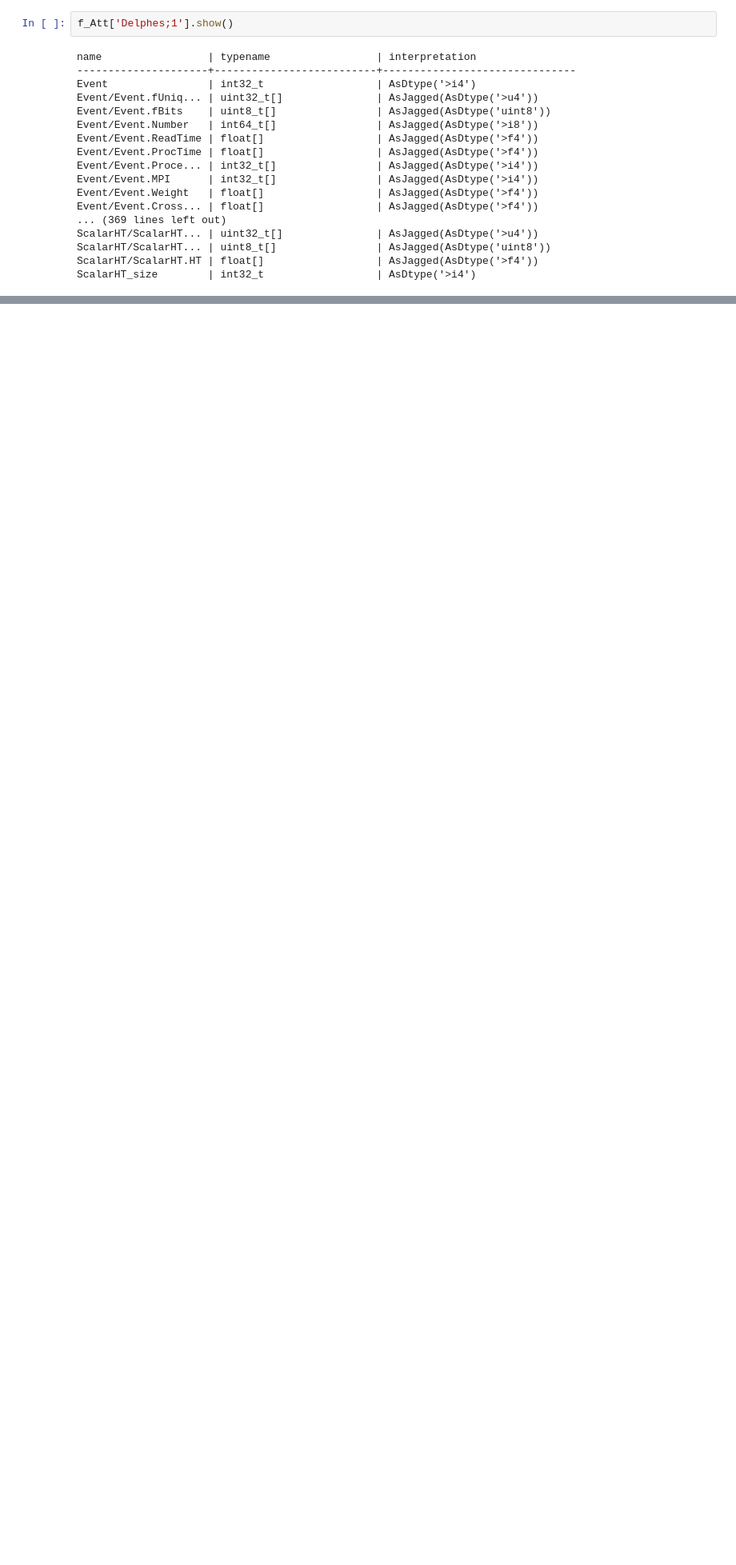
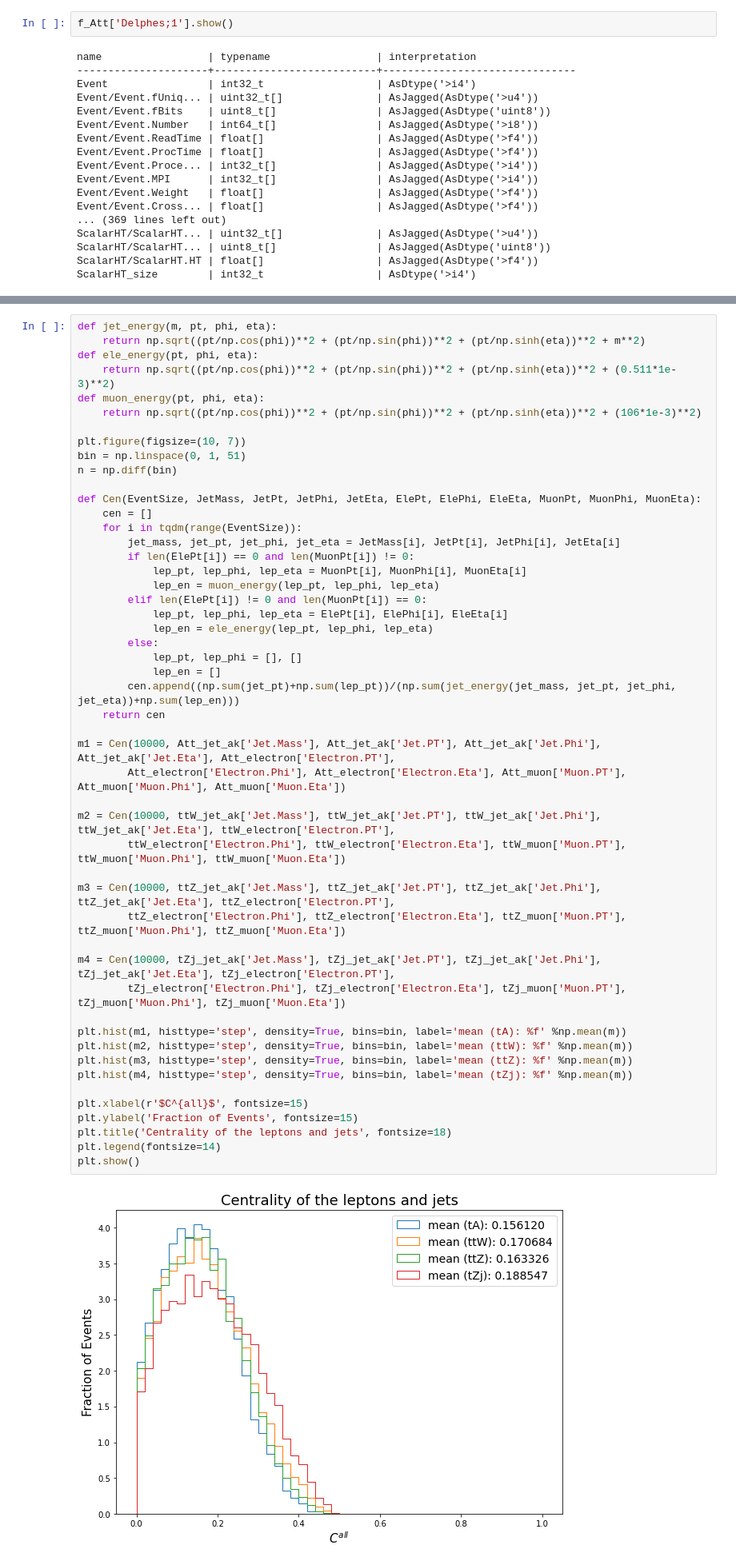
Before and after one commit to dlai211/Triple-Top, a Jupyter notebook: kinematic_plots.ipynb, the cells around one changed output, grey strips where cells are left out. Shown at 80% size. Cells and saved outputs as stored; diff of their text form; blank space fills up the shorter version.

```diff
--- a/kinematic_plots.ipynb
+++ b/kinematic_plots.ipynb
@@ -308,0 +344,52 @@ Area below the integral:  0.027963960000000433
+# %%
+def jet_energy(m, pt, phi, eta):
+    return np.sqrt((pt/np.cos(phi))**2 + (pt/np.sin(phi))**2 + (pt/np.sinh(eta))**2 + m**2)
+def ele_energy(pt, phi, eta):
+    return np.sqrt((pt/np.cos(phi))**2 + (pt/np.sin(phi))**2 + (pt/np.sinh(eta))**2 + (0.511*1e-3)**2)
+def muon_energy(pt, phi, eta):
+    return np.sqrt((pt/np.cos(phi))**2 + (pt/np.sin(phi))**2 + (pt/np.sinh(eta))**2 + (106*1e-3)**2)
+
+plt.figure(figsize=(10, 7))
+bin = np.linspace(0, 1, 51)
+n = np.diff(bin)
+
+def Cen(EventSize, JetMass, JetPt, JetPhi, JetEta, ElePt, ElePhi, EleEta, MuonPt, MuonPhi, MuonEta):
+    cen = []
+    for i in tqdm(range(EventSize)):
+        jet_mass, jet_pt, jet_phi, jet_eta = JetMass[i], JetPt[i], JetPhi[i], JetEta[i]
+        if len(ElePt[i]) == 0 and len(MuonPt[i]) != 0:
+            lep_pt, lep_phi, lep_eta = MuonPt[i], MuonPhi[i], MuonEta[i]
+            lep_en = muon_energy(lep_pt, lep_phi, lep_eta)
+        elif len(ElePt[i]) != 0 and len(MuonPt[i]) == 0:
+            lep_pt, lep_phi, lep_eta = ElePt[i], ElePhi[i], EleEta[i]
+            lep_en = ele_energy(lep_pt, lep_phi, lep_eta)
+        else:
+            lep_pt, lep_phi = [], []
+            lep_en = []
+        cen.append((np.sum(jet_pt)+np.sum(lep_pt))/(np.sum(jet_energy(jet_mass, jet_pt, jet_phi, jet_eta))+np.sum(lep_en)))
+    return cen
+
+m1 = Cen(10000, Att_jet_ak['Jet.Mass'], Att_jet_ak['Jet.PT'], Att_jet_ak['Jet.Phi'], Att_jet_ak['Jet.Eta'], Att_electron['Electron.PT'],
+        Att_electron['Electron.Phi'], Att_electron['Electron.Eta'], Att_muon['Muon.PT'], Att_muon['Muon.Phi'], Att_muon['Muon.Eta'])
+
+m2 = Cen(10000, ttW_jet_ak['Jet.Mass'], ttW_jet_ak['Jet.PT'], ttW_jet_ak['Jet.Phi'], ttW_jet_ak['Jet.Eta'], ttW_electron['Electron.PT'],
+        ttW_electron['Electron.Phi'], ttW_electron['Electron.Eta'], ttW_muon['Muon.PT'], ttW_muon['Muon.Phi'], ttW_muon['Muon.Eta'])
+
+m3 = Cen(10000, ttZ_jet_ak['Jet.Mass'], ttZ_jet_ak['Jet.PT'], ttZ_jet_ak['Jet.Phi'], ttZ_jet_ak['Jet.Eta'], ttZ_electron['Electron.PT'],
+        ttZ_electron['Electron.Phi'], ttZ_electron['Electron.Eta'], ttZ_muon['Muon.PT'], ttZ_muon['Muon.Phi'], ttZ_muon['Muon.Eta'])
+
+m4 = Cen(10000, tZj_jet_ak['Jet.Mass'], tZj_jet_ak['Jet.PT'], tZj_jet_ak['Jet.Phi'], tZj_jet_ak['Jet.Eta'], tZj_electron['Electron.PT'],
+        tZj_electron['Electron.Phi'], tZj_electron['Electron.Eta'], tZj_muon['Muon.PT'], tZj_muon['Muon.Phi'], tZj_muon['Muon.Eta'])
+
+plt.hist(m1, histtype='step', density=True, bins=bin, label='mean (tA): %f' %np.mean(m))
+plt.hist(m2, histtype='step', density=True, bins=bin, label='mean (ttW): %f' %np.mean(m))
+plt.hist(m3, histtype='step', density=True, bins=bin, label='mean (ttZ): %f' %np.mean(m))
+plt.hist(m4, histtype='step', density=True, bins=bin, label='mean (tZj): %f' %np.mean(m))
+
+plt.xlabel(r'$C^{all}$', fontsize=15)
+plt.ylabel('Fraction of Events', fontsize=15)
+plt.title('Centrality of the leptons and jets', fontsize=18)
+plt.legend(fontsize=14)
+plt.show()
+# %% [output]
+[figure, added]
```
Also changed, not shown: parts of 35 cells of this notebook, 1 other file.
